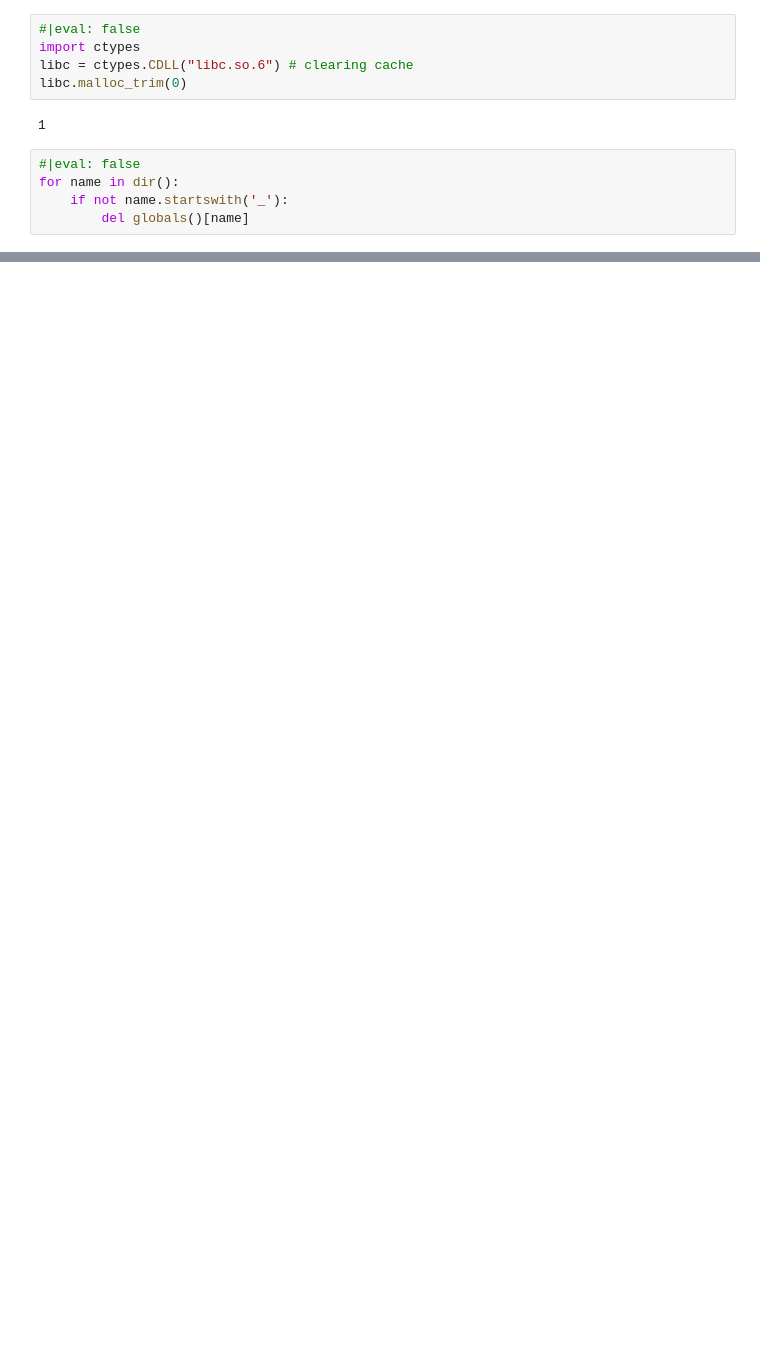
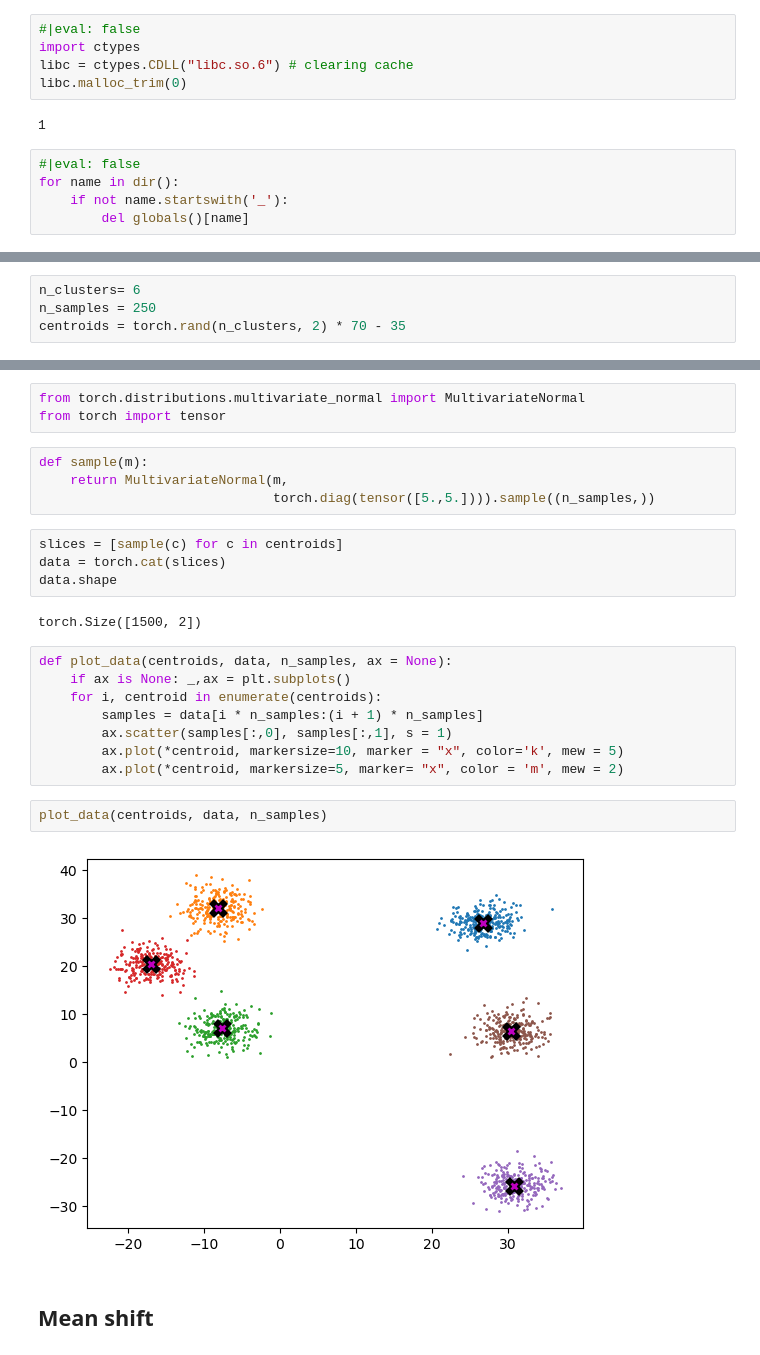
Before and after one commit to bthek1/fastAIcourse, a Jupyter notebook: nbs/120_matrix.ipynb, the cells around one changed output, grey strips where cells are left out. Cells and saved outputs as stored; diff of their text form; blank space fills up the shorter version.

```diff
--- a/nbs/120_matrix.ipynb
+++ b/nbs/120_matrix.ipynb
@@ -1003,0 +1016,4 @@ for name in dir():
+# %%
+n_clusters= 6
+n_samples = 250
+centroids = torch.rand(n_clusters, 2) * 70 - 35
@@ -1003,0 +1029,27 @@ for name in dir():
+# %%
+from torch.distributions.multivariate_normal import MultivariateNormal
+from torch import tensor
+# %%
+def sample(m):
+    return MultivariateNormal(m,
+                              torch.diag(tensor([5.,5.]))).sample((n_samples,))
+# %%
+slices = [sample(c) for c in centroids]
+data = torch.cat(slices)
+data.shape
+# %% [output]
+torch.Size([1500, 2])
+# %%
+def plot_data(centroids, data, n_samples, ax = None):
+    if ax is None: _,ax = plt.subplots()
+    for i, centroid in enumerate(centroids):
+        samples = data[i * n_samples:(i + 1) * n_samples]
+        ax.scatter(samples[:,0], samples[:,1], s = 1)
+        ax.plot(*centroid, markersize=10, marker = "x", color='k', mew = 5)
+        ax.plot(*centroid, markersize=5, marker= "x", color = 'm', mew = 2)
+# %%
+plot_data(centroids, data, n_samples)
+# %% [output]
+[figure, added]
+# %% [markdown]
+## Mean shift
```
Also changed, not shown: parts of 75 cells of this notebook, 2 other files.
